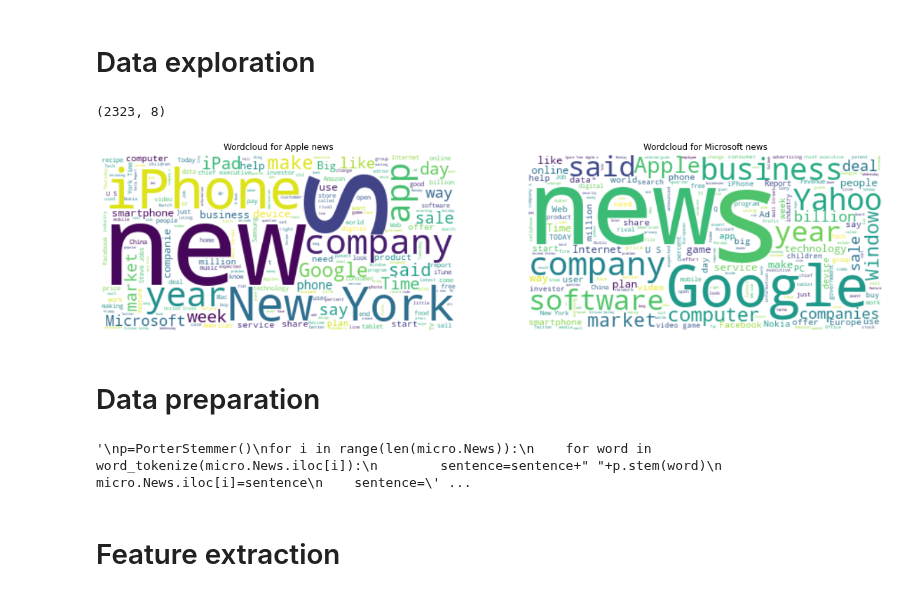
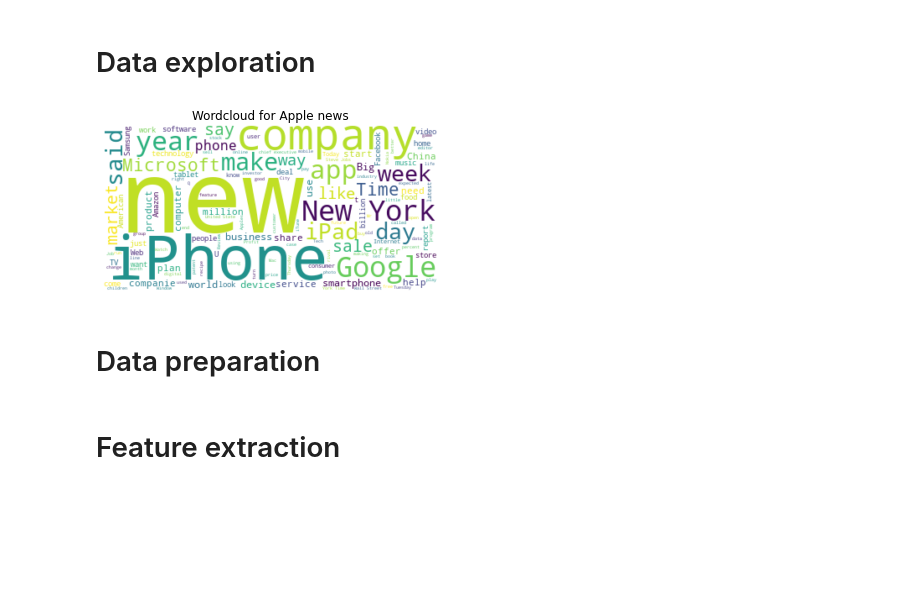
Before and after one commit to AnupamMisra/Data-science-projects, a Jupyter notebook: Stock_from_sentiment/Code/firstnb.ipynb, the cells around one changed output. Cells and saved outputs as stored; diff of their text form; code cells hidden in the pictures; blank space fills up the shorter version.

Commit message:
completed apple stock analysis

```diff
--- a/Stock_from_sentiment/Code/firstnb.ipynb
+++ b/Stock_from_sentiment/Code/firstnb.ipynb
@@ -23,5 +24,5 @@ import seaborn as sns
 # %%
-apple = pd.read_csv(r'C:/Users/ADMIN/Documents/Codebase/Data-science-projects/Stock_from_sentiment/Data/AAPL.csv')
+apple = pd.read_csv(r'../Data/AAPL.csv')
 apple.head(5)
 # %% [output]
 |  | Date | Open | High | Low | Close | Adj Close | Volume | News |
@@ -43,9 +34,5 @@ micro.head(5)
 # %% [markdown]
 # Data exploration
-# %%
-apple.shape
-# %% [output]
-(2323, 8)
 # %%
 sents=[]
 apple_news=''
@@ -60,18 +43,11 @@ for j in range(len(sents)):
 # %%
-apples=WordCloud(stopwords=ENGLISH_STOP_WORDS.union(['Apple']), background_color='white').generate(apple_news)
-micros=WordCloud(stopwords=ENGLISH_STOP_WORDS.union(['Microsoft']), background_color='white').generate(micro_news)
+apples=WordCloud(stopwords=ENGLISH_STOP_WORDS.union(['Apple','S']), background_color='white').generate(apple_news)
 
-fig,ax=plt.subplots(ncols=2,figsize=(20,10))
-ax[0].set_title('Wordcloud for Apple news')
-ax[0].imshow(apples,interpolation='bilinear')
-ax[0].axis('off')
-
-ax[1].set_title('Wordcloud for Microsoft news')
-ax[1].imshow(micros,interpolation='bilinear')
-ax[1].axis('off')
-
+plt.title('Wordcloud for Apple news')
+plt.imshow(apples,interpolation='bilinear')
+plt.axis('off')
 plt.show()
 # %% [output]
-[figure, old version]
+[figure, new version]
 # %% [markdown]
 # Data preparation
@@ -87,14 +57,3 @@ micro.Bullish=micro.Bullish.astype('int')
-# %%
-'''
-p=PorterStemmer()
-for i in range(len(micro.News)):
-    for word in word_tokenize(micro.News.iloc[i]):
-        sentence=sentence+" "+p.stem(word)
-    micro.News.iloc[i]=sentence
-    sentence=''
-'''
-# %% [output]
-'\np=PorterStemmer()\nfor i in range(len(micro.News)):\n    for word in word_tokenize(micro.News.iloc[i]):\n        sentence=sentence+" "+p.stem(word)\n    micro.News.iloc[i]=sentence\n    sentence=\' ...
 # %% [markdown]
 # Feature extraction
 # %%
```
Also changed, not shown: parts of 21 cells of this notebook.
